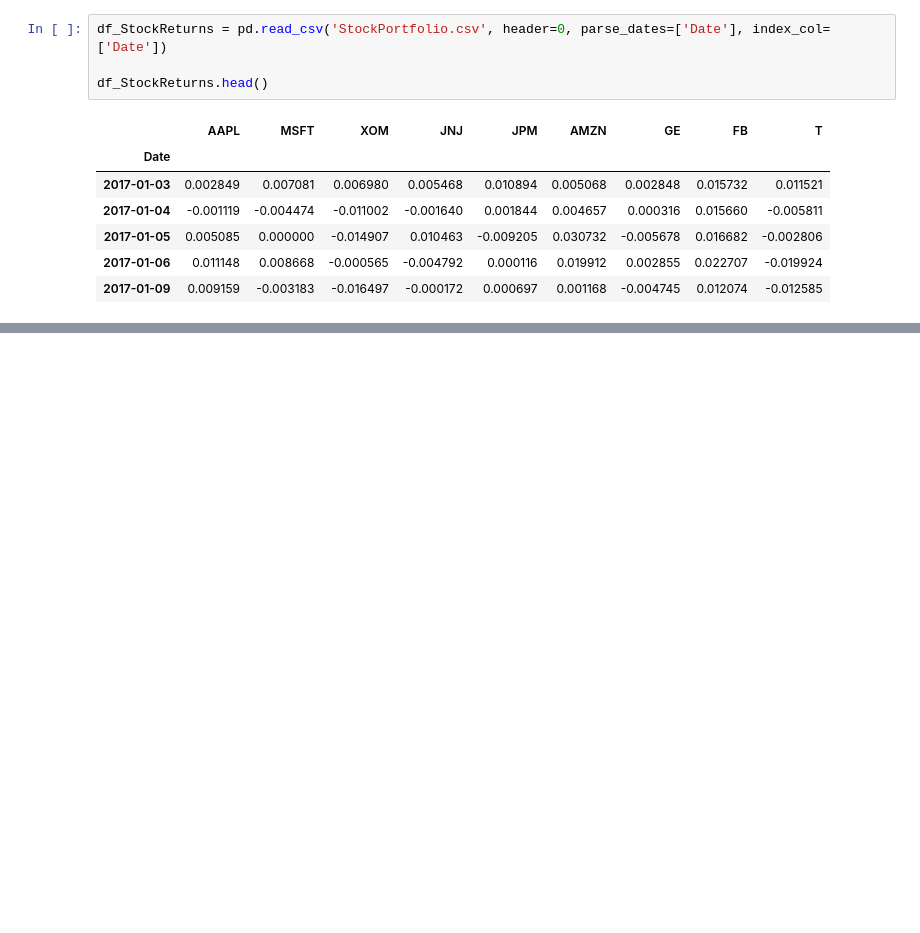
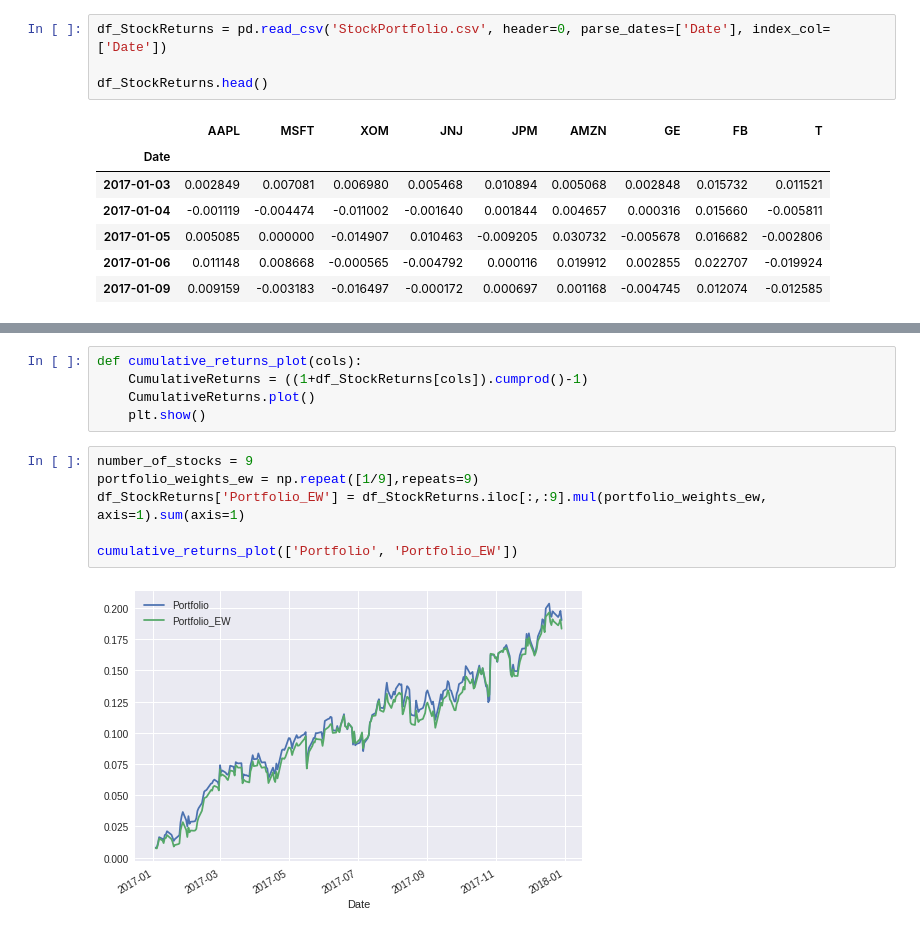
Before and after one commit to tanmay-kulkarni/portfolio_risk_management, a Jupyter notebook: portfolio.ipynb, the cells around one changed output, grey strips where cells are left out. Drawn from its saved outputs; the diff is of its cells as text; blank space fills up the shorter version.

```diff
--- a/portfolio.ipynb
+++ b/portfolio.ipynb
@@ -274,0 +279,13 @@ plt.show()
+# %%
+def cumulative_returns_plot(cols):
+    CumulativeReturns = ((1+df_StockReturns[cols]).cumprod()-1)
+    CumulativeReturns.plot()
+    plt.show()
+# %%
+number_of_stocks = 9
+portfolio_weights_ew = np.repeat([1/9],repeats=9)
+df_StockReturns['Portfolio_EW'] = df_StockReturns.iloc[:,:9].mul(portfolio_weights_ew, axis=1).sum(axis=1)
+
+cumulative_returns_plot(['Portfolio', 'Portfolio_EW'])
+# %% [output]
+[figure, added]
```
Also changed, not shown: parts of 24 cells of this notebook.
